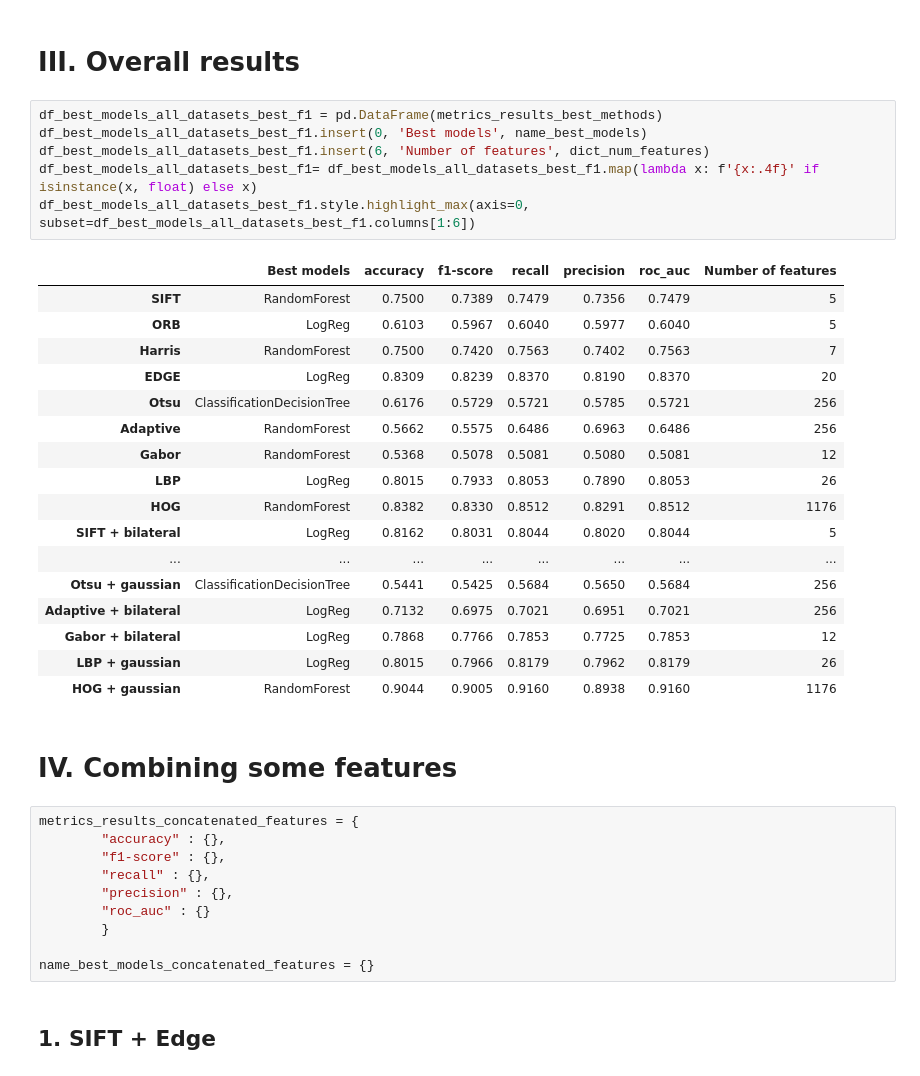
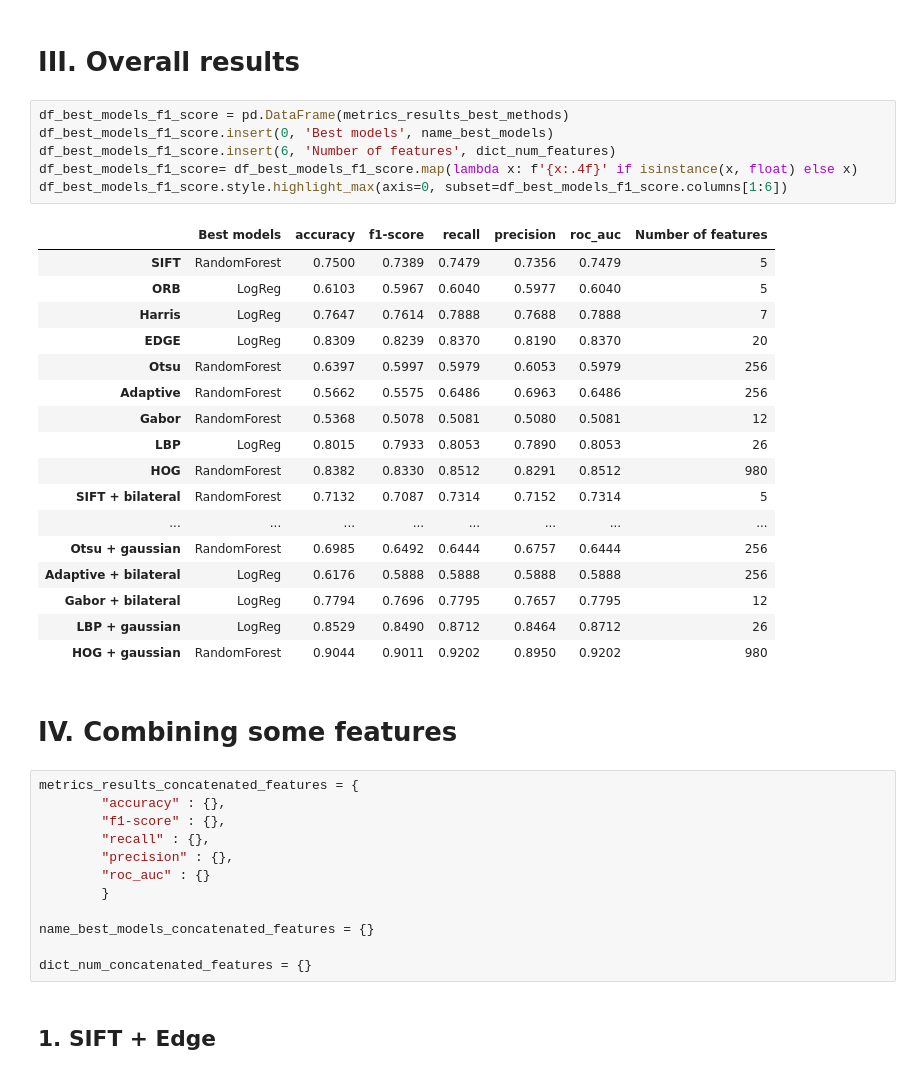
Before and after one commit to Lisa-ach/Computer-vision-project, a Jupyter notebook: main.ipynb, the cells around one changed output. Drawn from its saved outputs; the diff is of its cells as text.

Commit message:
Running all the code to get json and results

```diff
--- a/main.ipynb
+++ b/main.ipynb
@@ -292,29 +292,29 @@ weighted avg       0.92      0.90      0.91       136
 # %% [markdown]
 # III. Overall results
 # %%
-df_best_models_all_datasets_best_f1 = pd.DataFrame(metrics_results_best_methods)
-df_best_models_all_datasets_best_f1.insert(0, 'Best models', name_best_models)
-df_best_models_all_datasets_best_f1.insert(6, 'Number of features', dict_num_features)
-df_best_models_all_datasets_best_f1= df_best_models_all_datasets_best_f1.map(lambda x: f'{x:.4f}' if isinstance(x, float) else x)
-df_best_models_all_datasets_best_f1.style.highlight_max(axis=0, subset=df_best_models_all_datasets_best_f1.columns[1:6])
+df_best_models_f1_score = pd.DataFrame(metrics_results_best_methods)
+df_best_models_f1_score.insert(0, 'Best models', name_best_models)
+df_best_models_f1_score.insert(6, 'Number of features', dict_num_features)
+df_best_models_f1_score= df_best_models_f1_score.map(lambda x: f'{x:.4f}' if isinstance(x, float) else x)
+df_best_models_f1_score.style.highlight_max(axis=0, subset=df_best_models_f1_score.columns[1:6])
 # %% [output]
 |  | Best models | accuracy | f1-score | recall | precision | roc_auc | Number of features |
 | SIFT | RandomForest | 0.7500 | 0.7389 | 0.7479 | 0.7356 | 0.7479 | 5 |
 | ORB | LogReg | 0.6103 | 0.5967 | 0.6040 | 0.5977 | 0.6040 | 5 |
-| Harris | RandomForest | 0.7500 | 0.7420 | 0.7563 | 0.7402 | 0.7563 | 7 |
+| Harris | LogReg | 0.7647 | 0.7614 | 0.7888 | 0.7688 | 0.7888 | 7 |
 | EDGE | LogReg | 0.8309 | 0.8239 | 0.8370 | 0.8190 | 0.8370 | 20 |
-| Otsu | ClassificationDecisionTree | 0.6176 | 0.5729 | 0.5721 | 0.5785 | 0.5721 | 256 |
+| Otsu | RandomForest | 0.6397 | 0.5997 | 0.5979 | 0.6053 | 0.5979 | 256 |
 | Adaptive | RandomForest | 0.5662 | 0.5575 | 0.6486 | 0.6963 | 0.6486 | 256 |
 | Gabor | RandomForest | 0.5368 | 0.5078 | 0.5081 | 0.5080 | 0.5081 | 12 |
 | LBP | LogReg | 0.8015 | 0.7933 | 0.8053 | 0.7890 | 0.8053 | 26 |
-| HOG | RandomForest | 0.8382 | 0.8330 | 0.8512 | 0.8291 | 0.8512 | 1176 |
-| SIFT + bilateral | LogReg | 0.8162 | 0.8031 | 0.8044 | 0.8020 | 0.8044 | 5 |
+| HOG | RandomForest | 0.8382 | 0.8330 | 0.8512 | 0.8291 | 0.8512 | 980 |
+| SIFT + bilateral | RandomForest | 0.7132 | 0.7087 | 0.7314 | 0.7152 | 0.7314 | 5 |
 | ... | ... | ... | ... | ... | ... | ... | ... |
-| Otsu + gaussian | ClassificationDecisionTree | 0.5441 | 0.5425 | 0.5684 | 0.5650 | 0.5684 | 256 |
-| Adaptive + bilateral | LogReg | 0.7132 | 0.6975 | 0.7021 | 0.6951 | 0.7021 | 256 |
-| Gabor + bilateral | LogReg | 0.7868 | 0.7766 | 0.7853 | 0.7725 | 0.7853 | 12 |
-| LBP + gaussian | LogReg | 0.8015 | 0.7966 | 0.8179 | 0.7962 | 0.8179 | 26 |
-| HOG + gaussian | RandomForest | 0.9044 | 0.9005 | 0.9160 | 0.8938 | 0.9160 | 1176 |
+| Otsu + gaussian | RandomForest | 0.6985 | 0.6492 | 0.6444 | 0.6757 | 0.6444 | 256 |
+| Adaptive + bilateral | LogReg | 0.6176 | 0.5888 | 0.5888 | 0.5888 | 0.5888 | 256 |
+| Gabor + bilateral | LogReg | 0.7794 | 0.7696 | 0.7795 | 0.7657 | 0.7795 | 12 |
+| LBP + gaussian | LogReg | 0.8529 | 0.8490 | 0.8712 | 0.8464 | 0.8712 | 26 |
+| HOG + gaussian | RandomForest | 0.9044 | 0.9011 | 0.9202 | 0.8950 | 0.9202 | 980 |
 # %% [markdown]
 # IV. Combining some features
 # %%
@@ -327,6 +327,8 @@ metrics_results_concatenated_features = {
         }
 
 name_best_models_concatenated_features = {}
+
+dict_num_concatenated_features = {}
 # %% [markdown]
 ## 1. SIFT + Edge
 # %%
```
Also changed, not shown: parts of 8 cells of this notebook, 3 other files.
